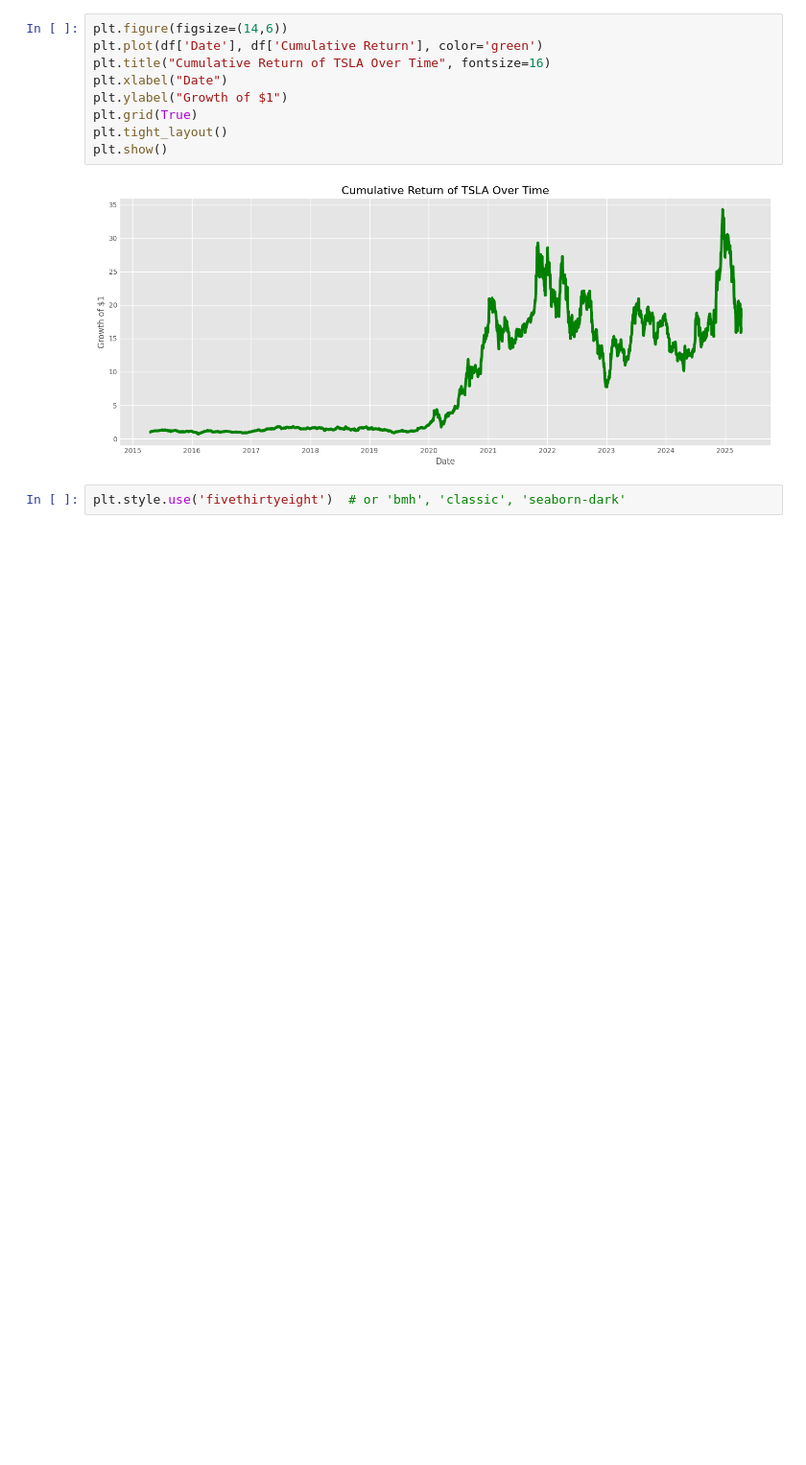
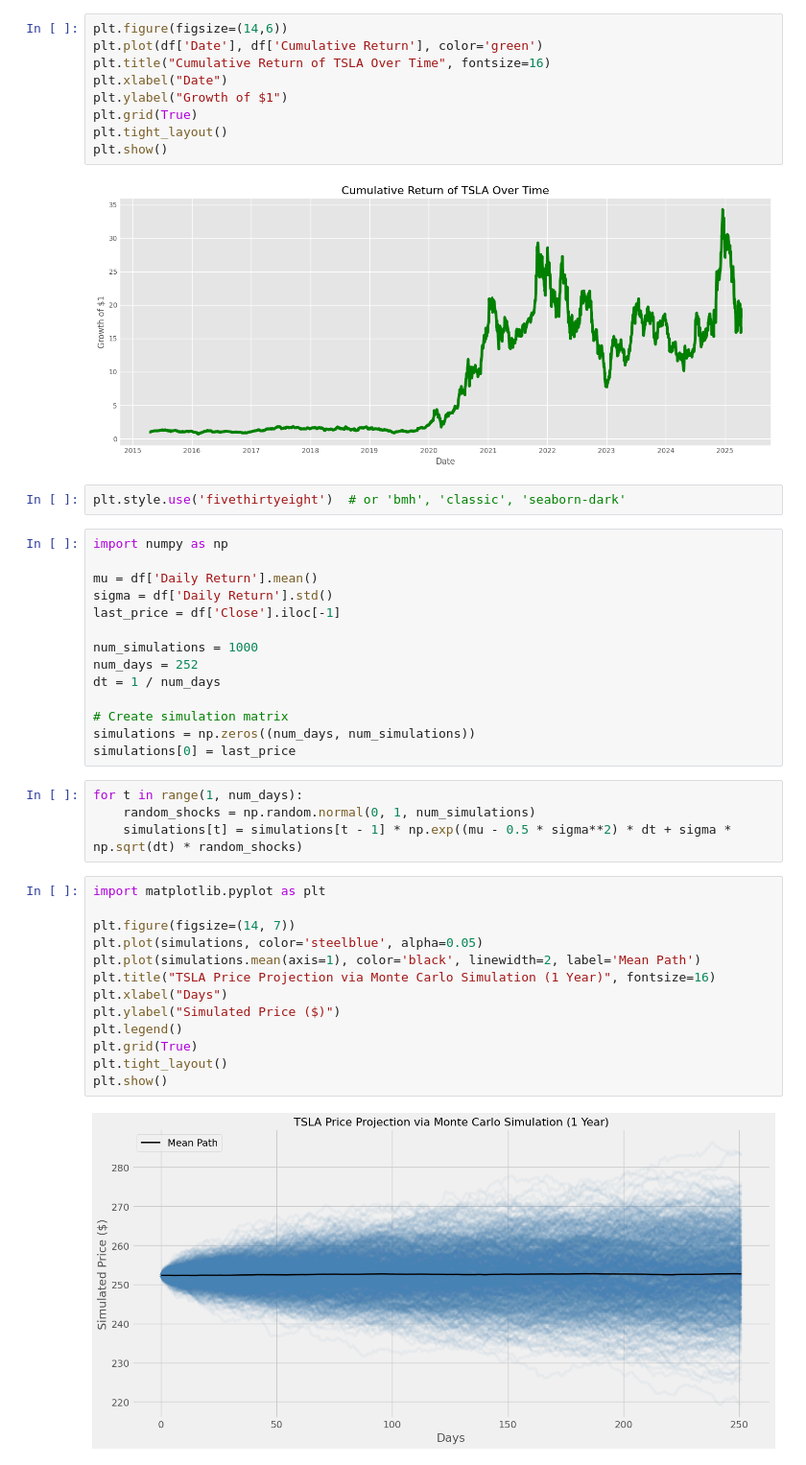
Before and after one commit to ajaiupadhyaya/tsla_montecarlo, a Jupyter notebook: jupiter/tsla_montecarlo.ipynb, the cells around one changed output. Shown at 96% size. Cells and saved outputs as stored; diff of their text form; blank space fills up the shorter version.

```diff
--- a/jupiter/tsla_montecarlo.ipynb
+++ b/jupiter/tsla_montecarlo.ipynb
@@ -70,3 +70,36 @@ plt.show()
 [figure]
 # %%
 plt.style.use('fivethirtyeight')  # or 'bmh', 'classic', 'seaborn-dark'
+# %%
+import numpy as np
+
+mu = df['Daily Return'].mean()
+sigma = df['Daily Return'].std()
+last_price = df['Close'].iloc[-1]
+
+num_simulations = 1000
+num_days = 252
+dt = 1 / num_days
+
+# Create simulation matrix
+simulations = np.zeros((num_days, num_simulations))
+simulations[0] = last_price
+# %%
+for t in range(1, num_days):
+    random_shocks = np.random.normal(0, 1, num_simulations)
+    simulations[t] = simulations[t - 1] * np.exp((mu - 0.5 * sigma**2) * dt + sigma * np.sqrt(dt) * random_shocks)
+# %%
+import matplotlib.pyplot as plt
+
+plt.figure(figsize=(14, 7))
+plt.plot(simulations, color='steelblue', alpha=0.05)
+plt.plot(simulations.mean(axis=1), color='black', linewidth=2, label='Mean Path')
+plt.title("TSLA Price Projection via Monte Carlo Simulation (1 Year)", fontsize=16)
+plt.xlabel("Days")
+plt.ylabel("Simulated Price ($)")
+plt.legend()
+plt.grid(True)
+plt.tight_layout()
+plt.show()
+# %% [output]
+[figure, added]
```
Also changed, not shown: parts of 1 cell of this notebook.
